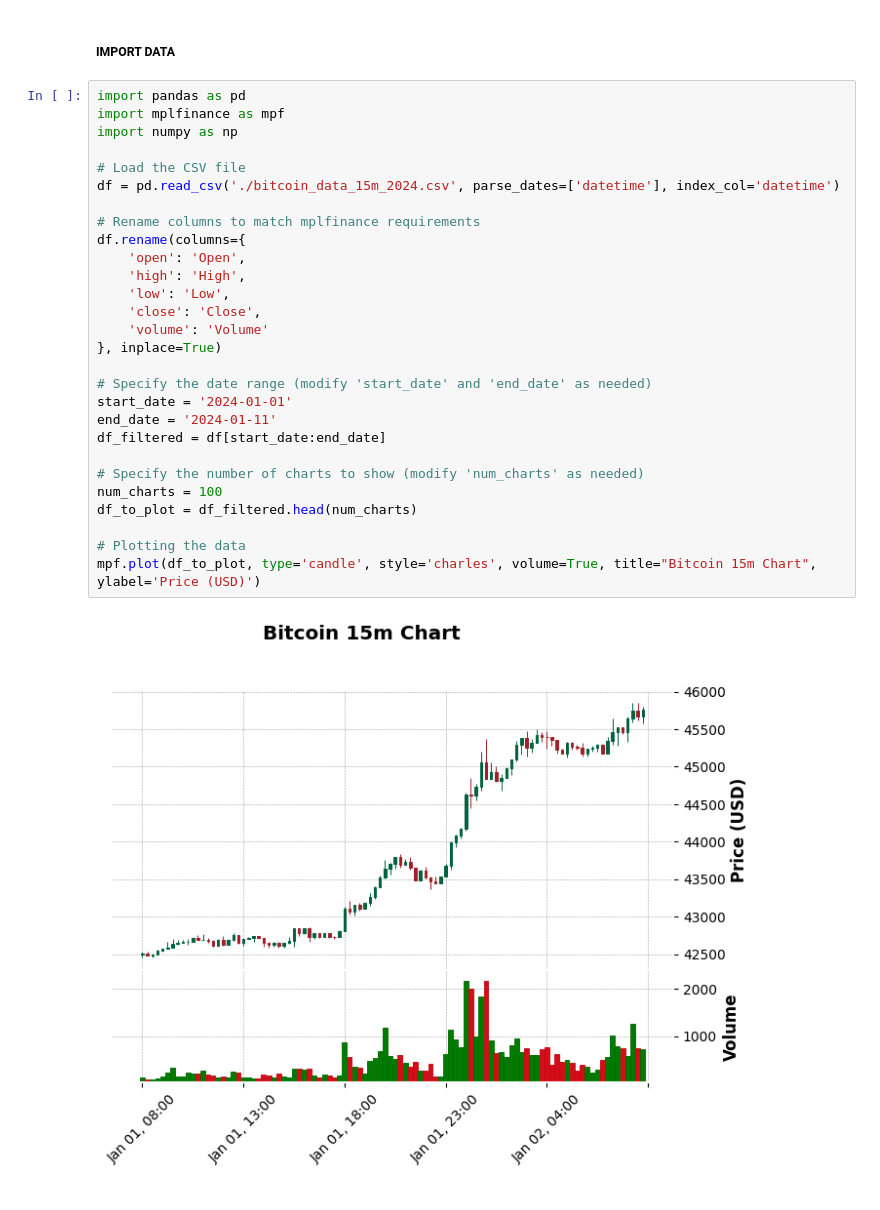
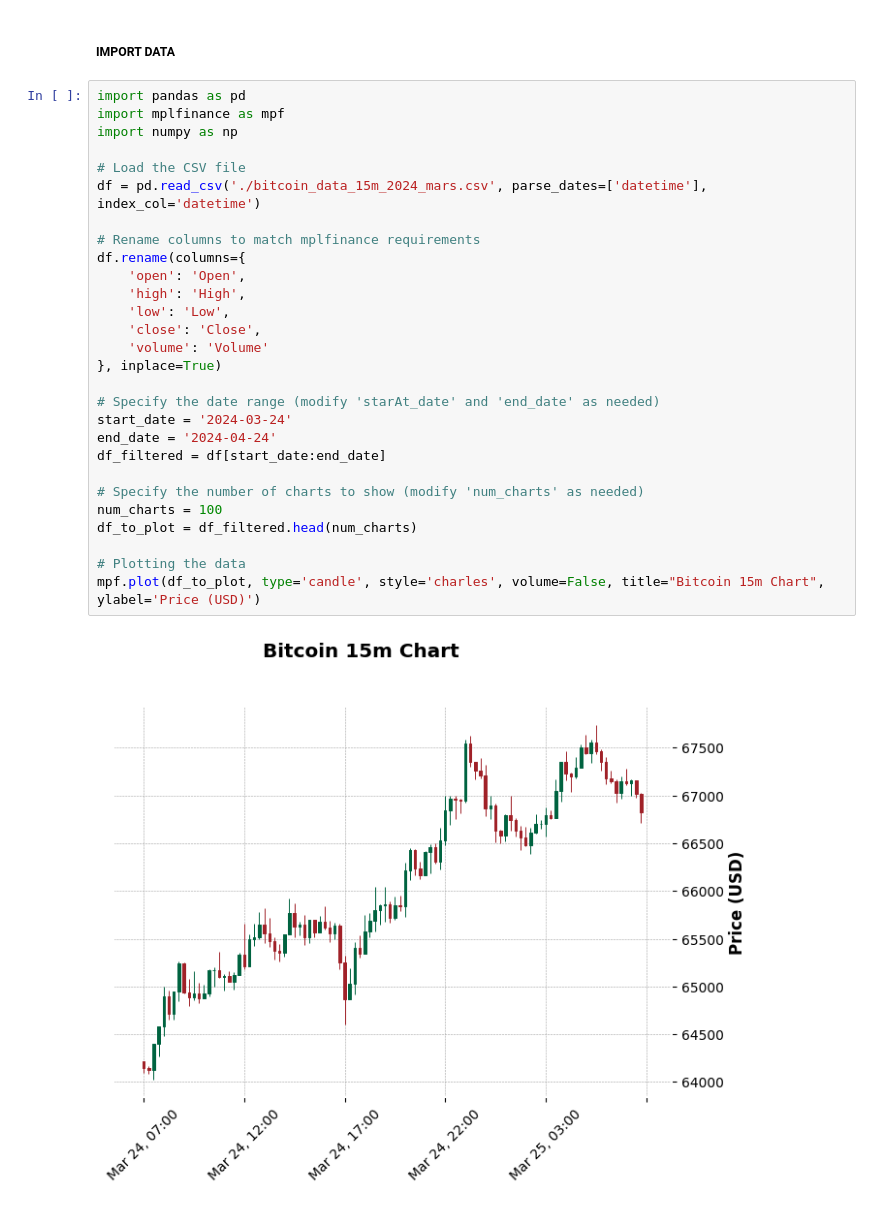
Before and after one commit to gudenvill/gutfriend, a Jupyter notebook: scripts/preprocess.ipynb, the cells around one changed output. Drawn from its saved outputs; the diff is of its cells as text.

```diff
--- a/scripts/preprocess.ipynb
+++ b/scripts/preprocess.ipynb
@@ -3,31 +3,31 @@
 # %%
 import pandas as pd
 import mplfinance as mpf
 import numpy as np
 
 # Load the CSV file
-df = pd.read_csv('./bitcoin_data_15m_2024.csv', parse_dates=['datetime'], index_col='datetime')
+df = pd.read_csv('./bitcoin_data_15m_2024_mars.csv', parse_dates=['datetime'], index_col='datetime')
 
 # Rename columns to match mplfinance requirements
 df.rename(columns={
     'open': 'Open',
     'high': 'High',
     'low': 'Low',
     'close': 'Close',
     'volume': 'Volume'
 }, inplace=True)
 
-# Specify the date range (modify 'start_date' and 'end_date' as needed)
-start_date = '2024-01-01'
-end_date = '2024-01-11'
+# Specify the date range (modify 'starAt_date' and 'end_date' as needed)
+start_date = '2024-03-24'
+end_date = '2024-04-24'
 df_filtered = df[start_date:end_date]
 
 # Specify the number of charts to show (modify 'num_charts' as needed)
 num_charts = 100
 df_to_plot = df_filtered.head(num_charts)
 
 # Plotting the data
-mpf.plot(df_to_plot, type='candle', style='charles', volume=True, title="Bitcoin 15m Chart", ylabel='Price (USD)')
+mpf.plot(df_to_plot, type='candle', style='charles', volume=False, title="Bitcoin 15m Chart", ylabel='Price (USD)')
 # %% [output]
-[figure, old version]
+[figure, new version]
 # %% [markdown]
```
Also changed, not shown: parts of 10 cells of this notebook, 1 other file.
